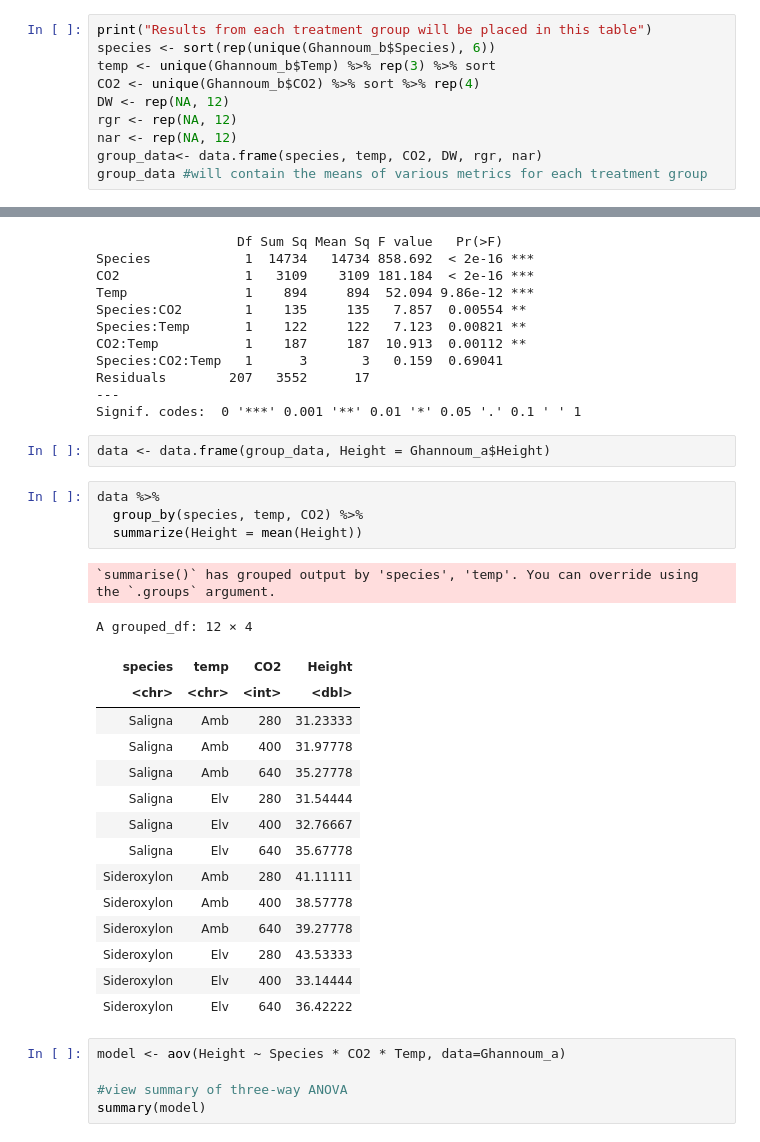
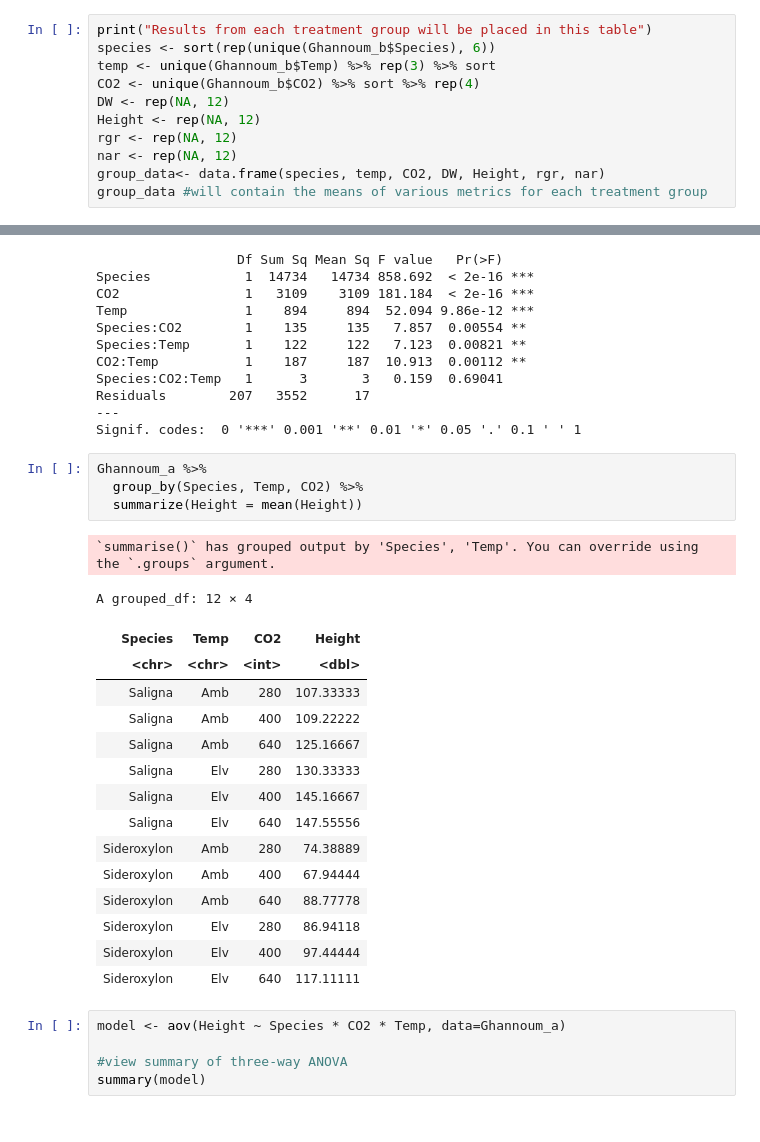
Before and after one commit to cangulo2/OCN682F22, a Jupyter notebook: Final_Project/Better version- Impacts of Environmental Conditions on Woody Plant Growth - Final Project.ipynb, the cells around one changed output, grey strips where cells are left out. Cells and saved outputs as stored; diff of their text form.

```diff
--- a/Final_Project/Better version- Impacts of Environmental Conditions on Woody Plant Growth - Final Project.ipynb
+++ b/Final_Project/Better version- Impacts of Environmental Conditions on Woody Plant Growth - Final Project.ipynb
@@ -61,9 +73,10 @@ species <- sort(rep(unique(Ghannoum_b$Species), 6))
 temp <- unique(Ghannoum_b$Temp) %>% rep(3) %>% sort
 CO2 <- unique(Ghannoum_b$CO2) %>% sort %>% rep(4)
 DW <- rep(NA, 12)
+Height <- rep(NA, 12)
 rgr <- rep(NA, 12)
 nar <- rep(NA, 12)
-group_data<- data.frame(species, temp, CO2, DW, rgr, nar)
+group_data<- data.frame(species, temp, CO2, DW, Height, rgr, nar)
 group_data #will contain the means of various metrics for each treatment group
 # %% [output]
 [1] "Results from each treatment group will be placed in this table"
@@ -269,30 +279,28 @@ Species:CO2:Temp   1      3       3   0.159  0.69041
 Residuals        207   3552      17
 ---
 Signif. codes:  0 '***' 0.001 '**' 0.01 '*' 0.05 '.' 0.1 ' ' 1
-# %%
-data <- data.frame(group_data, Height = Ghannoum_a$Height)
 # %%
-data %>%
-  group_by(species, temp, CO2) %>%
+Ghannoum_a %>%
+  group_by(Species, Temp, CO2) %>%
   summarize(Height = mean(Height))
 # %% [output]
-`summarise()` has grouped output by 'species', 'temp'. You can override using
+`summarise()` has grouped output by 'Species', 'Temp'. You can override using
 the `.groups` argument.
 A grouped_df: 12 × 4
-| species | temp | CO2 | Height |
+| Species | Temp | CO2 | Height |
 | <chr> | <chr> | <int> | <dbl> |
-| Saligna | Amb | 280 | 31.23333 |
-| Saligna | Amb | 400 | 31.97778 |
-| Saligna | Amb | 640 | 35.27778 |
-| Saligna | Elv | 280 | 31.54444 |
-| Saligna | Elv | 400 | 32.76667 |
-| Saligna | Elv | 640 | 35.67778 |
-| Sideroxylon | Amb | 280 | 41.11111 |
-| Sideroxylon | Amb | 400 | 38.57778 |
-| Sideroxylon | Amb | 640 | 39.27778 |
-| Sideroxylon | Elv | 280 | 43.53333 |
-| Sideroxylon | Elv | 400 | 33.14444 |
-| Sideroxylon | Elv | 640 | 36.42222 |
+| Saligna | Amb | 280 | 107.33333 |
+| Saligna | Amb | 400 | 109.22222 |
+| Saligna | Amb | 640 | 125.16667 |
+| Saligna | Elv | 280 | 130.33333 |
+| Saligna | Elv | 400 | 145.16667 |
+| Saligna | Elv | 640 | 147.55556 |
+| Sideroxylon | Amb | 280 | 74.38889 |
+| Sideroxylon | Amb | 400 | 67.94444 |
+| Sideroxylon | Amb | 640 | 88.77778 |
+| Sideroxylon | Elv | 280 | 86.94118 |
+| Sideroxylon | Elv | 400 | 97.44444 |
+| Sideroxylon | Elv | 640 | 117.11111 |
 # %%
 model <- aov(Height ~ Species * CO2 * Temp, data=Ghannoum_a)
 
```
Also changed, not shown: parts of 4 cells of this notebook.
